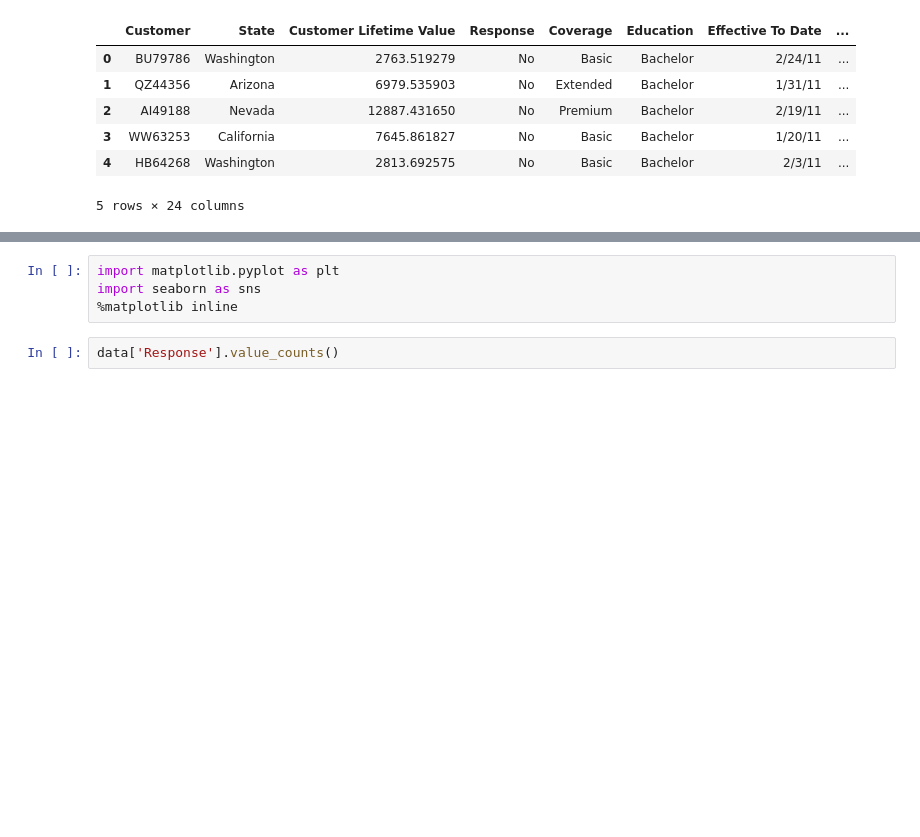
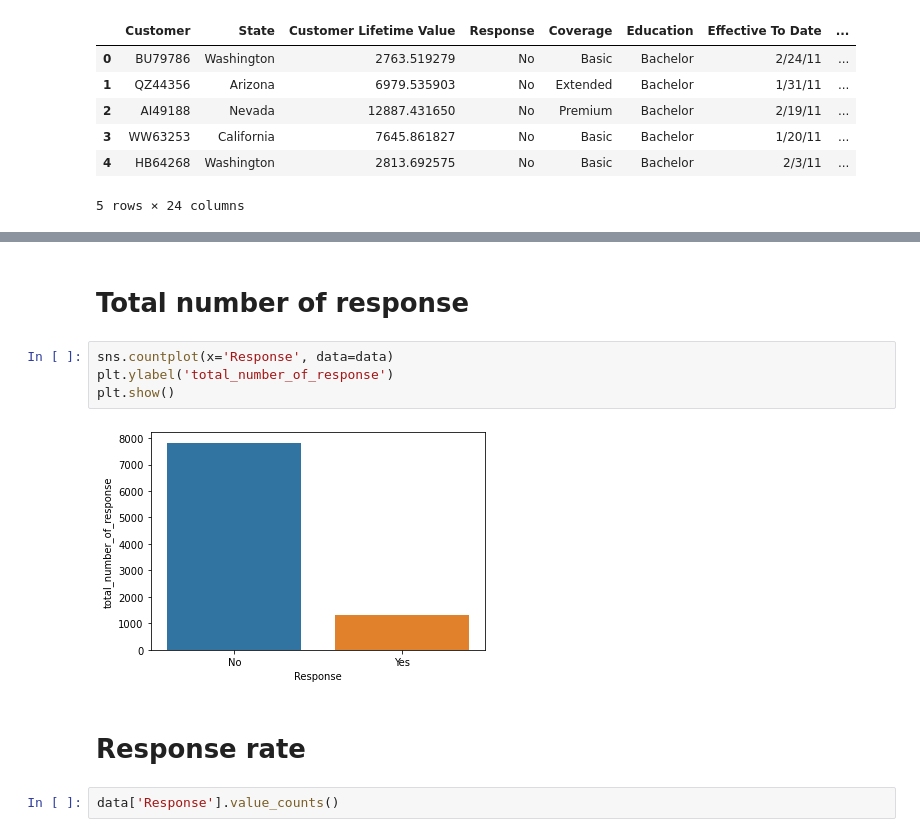
Before and after one commit to ShahAliR/lab-customer-analysis-round-3, a Jupyter notebook: files_for_lab/csv_files/Round3.ipynb, the cells around one changed output, grey strips where cells are left out. Cells and saved outputs as stored; diff of their text form; blank space fills up the shorter version.

```diff
--- a/files_for_lab/csv_files/Round3.ipynb
+++ b/files_for_lab/csv_files/Round3.ipynb
@@ -21,7 +87,13 @@ data.shape
+# %% [markdown]
+# Total number of response
 # %%
-import matplotlib.pyplot as plt
-import seaborn as sns
-%matplotlib inline
+sns.countplot(x='Response', data=data)
+plt.ylabel('total_number_of_response')
+plt.show()
+# %% [output]
+[figure, added]
+# %% [markdown]
+# Response rate
 # %%
 data['Response'].value_counts()
 # %% [output]
```
Also changed, not shown: parts of 26 cells of this notebook, 1 other file.
